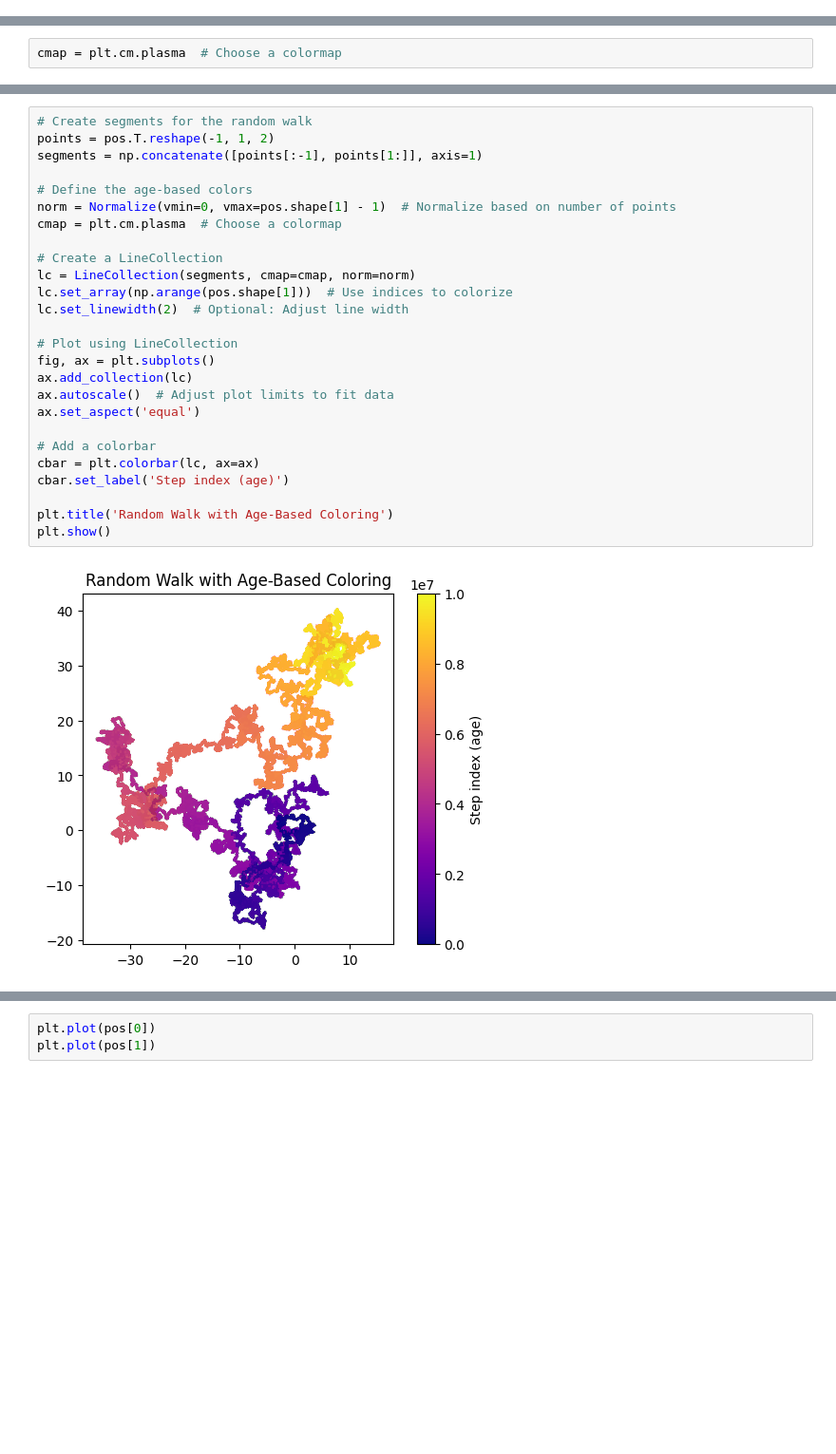
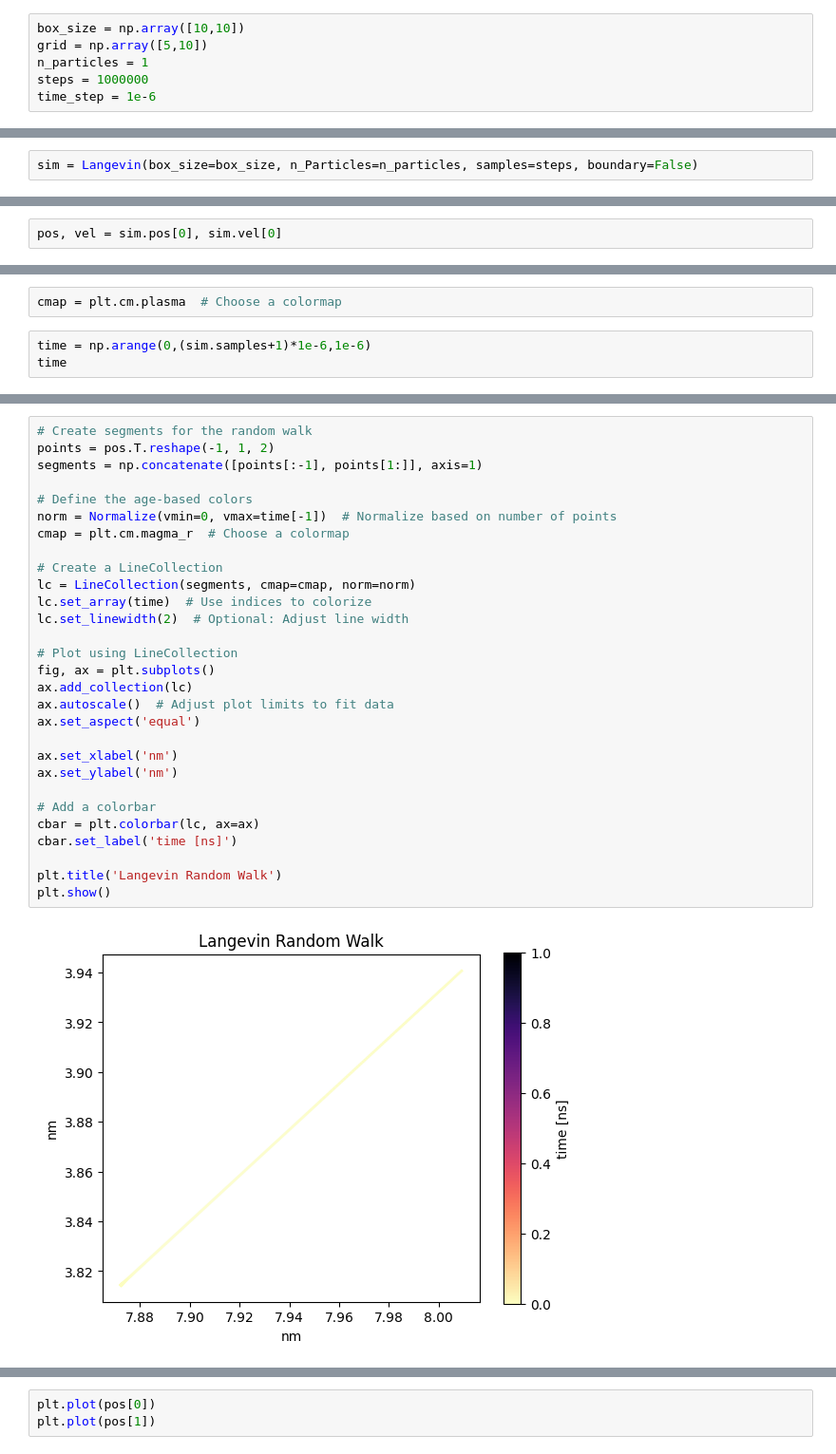
Before and after one commit to JONNeKK/ccs, a Jupyter notebook: week_10/week_10.ipynb, the cells around one changed output, grey strips where cells are left out. Shown at 95% size. Saved outputs shown, nothing was run; the diff lists cells and outputs as text; blank space fills up the shorter version.

Commit message:
multipleParticles not working

```diff
--- a/week_10/week_10.ipynb
+++ b/week_10/week_10.ipynb
@@ -14,3 +228,9 @@ import math as math
+# %%
+box_size = np.array([10,10])
+grid = np.array([5,10])
+n_particles = 1
+steps = 1000000
+time_step = 1e-6
 # %%
 kB = 1.380e-23 # J/K
 T = 293.15 #K
@@ -56,0 +239,2 @@ pos, vel = langevin(starting_position=np.array([0,0]), samples=10000000, temp=T,
+# %%
+sim = Langevin(box_size=box_size, n_Particles=n_particles, samples=steps, boundary=False)
@@ -56,0 +245,2 @@ pos, vel = langevin(starting_position=np.array([0,0]), samples=10000000, temp=T,
+# %%
+pos, vel = sim.pos[0], sim.vel[0]
@@ -59,3 +260,6 @@ from matplotlib.collections import LineCollection
 from matplotlib.colors import Normalize
 # %%
 cmap = plt.cm.plasma  # Choose a colormap
+# %%
+time = np.arange(0,(sim.samples+1)*1e-6,1e-6)
+time
@@ -62,28 +269,31 @@ cmap = plt.cm.plasma  # Choose a colormap
 # %%
 # Create segments for the random walk
 points = pos.T.reshape(-1, 1, 2)
 segments = np.concatenate([points[:-1], points[1:]], axis=1)
 
 # Define the age-based colors
-norm = Normalize(vmin=0, vmax=pos.shape[1] - 1)  # Normalize based on number of points
-cmap = plt.cm.plasma  # Choose a colormap
+norm = Normalize(vmin=0, vmax=time[-1])  # Normalize based on number of points
+cmap = plt.cm.magma_r  # Choose a colormap
 
 # Create a LineCollection
 lc = LineCollection(segments, cmap=cmap, norm=norm)
-lc.set_array(np.arange(pos.shape[1]))  # Use indices to colorize
+lc.set_array(time)  # Use indices to colorize
 lc.set_linewidth(2)  # Optional: Adjust line width
 
 # Plot using LineCollection
 fig, ax = plt.subplots()
 ax.add_collection(lc)
 ax.autoscale()  # Adjust plot limits to fit data
 ax.set_aspect('equal')
 
+ax.set_xlabel('nm')
+ax.set_ylabel('nm')
+
 # Add a colorbar
 cbar = plt.colorbar(lc, ax=ax)
-cbar.set_label('Step index (age)')
+cbar.set_label('time [ns]')
 
-plt.title('Random Walk with Age-Based Coloring')
+plt.title('Langevin Random Walk')
 plt.show()
 # %% [output]
-[figure, old version]
+[figure, new version]
```
Also changed, not shown: parts of 26 cells of this notebook.
